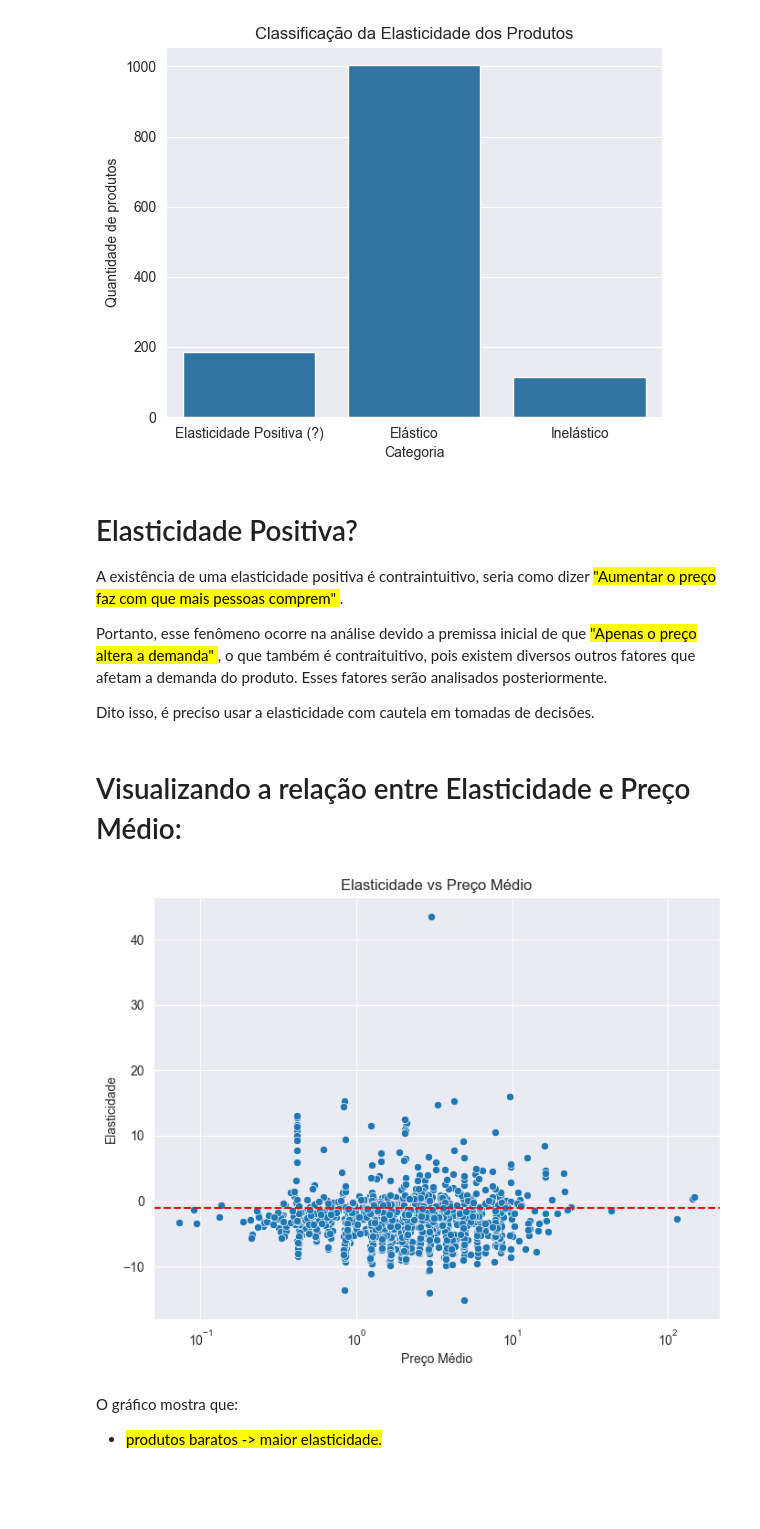
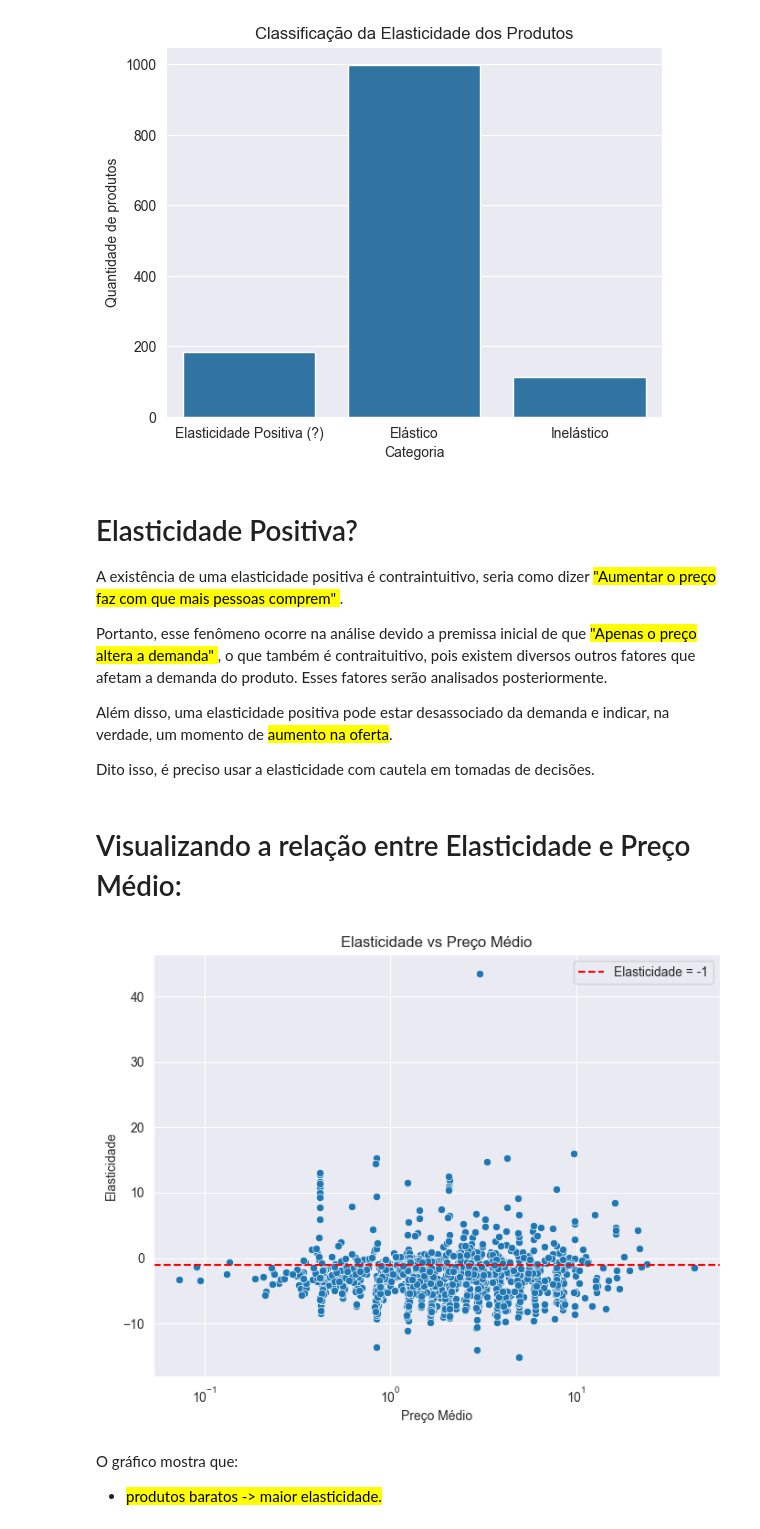
Before and after one commit to PhysicTeacherCode/Pricing, a Jupyter notebook: notebooks/2_pricing_sensitivity.ipynb, the cells around one changed output. Cells and saved outputs as stored; diff of their text form; code cells hidden in the pictures; blank space fills up the shorter version.

```diff
--- a/notebooks/2_pricing_sensitivity.ipynb
+++ b/notebooks/2_pricing_sensitivity.ipynb
@@ -83,0 +109,18 @@ plt.show()
+# %%
+# lista de produto outliers
+outliers = [21212, 21769, 22197, 22655, 22656, 22823, 22826, 22827, 22828,
+            22929, 23166, 23843, 84077, 84632, 84879, 85099, 85123, 22423]
+
+# removendo do dataframe inicial
+df = df[~df["stock_code_cleaned"].isin(outliers)]
+
+product_df = product_df[
+    ~(
+        (product_df["avg_price"] > 50) |
+        (product_df["total_quantity"] > 30000)
+    )
+]
+
+product_df = product_df[
+    ~(product_df["stock_code_cleaned"] == 22423)
+]
@@ -205,31 +280,34 @@ A existência de uma elasticidade positiva é contraintuitivo, seria como dizer
 
 Portanto, esse fenômeno ocorre na análise devido a premissa inicial de que <mark> "Apenas o preço altera a demanda" </mark>, o que também é contraituitivo, pois existem diversos outros fatores que afetam a demanda do produto. Esses fatores serão analisados posteriormente.
 
+Além disso, uma elasticidade positiva pode estar desassociado da demanda e indicar, na verdade, um momento de <mark>aumento na oferta</mark>.
+
 Dito isso, é preciso usar a elasticidade com cautela em tomadas de decisões.
 # %% [markdown]
 # Visualizando a relação entre Elasticidade e Preço Médio:
 # %%
 merged = elasticity_df.merge(
     product_df,
     left_on="stock_code",
     right_on="stock_code_cleaned",
     how="inner"
 )
 
 plt.figure(figsize=(8,6))
 sns.scatterplot(
     data=merged,
     x="avg_price",
     y="elasticity"
 )
-plt.axhline(-1, color="red", linestyle="--")
+plt.axhline(-1, color="red", linestyle="--", label="Elasticidade = -1")
 plt.xscale("log")
 plt.xlabel("Preço Médio")
 plt.ylabel("Elasticidade")
+plt.legend()
 plt.title("Elasticidade vs Preço Médio")
 plt.show()
 # %% [output]
-[figure, old version]
+[figure, new version]
 # %% [markdown]
 O gráfico mostra que:
 - <mark>produtos baratos -> maior elasticidade.</mark>
```
Also changed, not shown: parts of 12 cells of this notebook, 3 other files.
